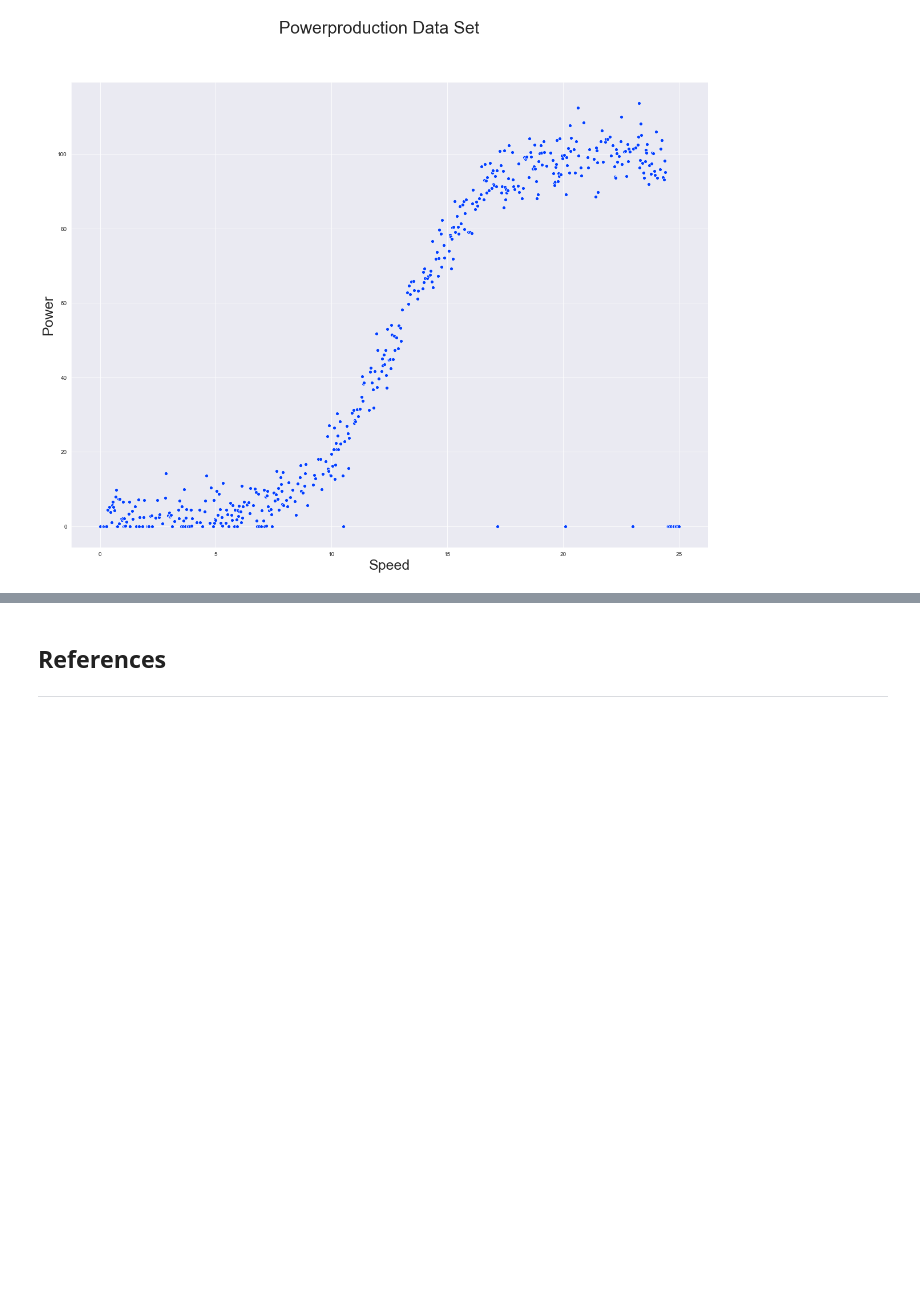
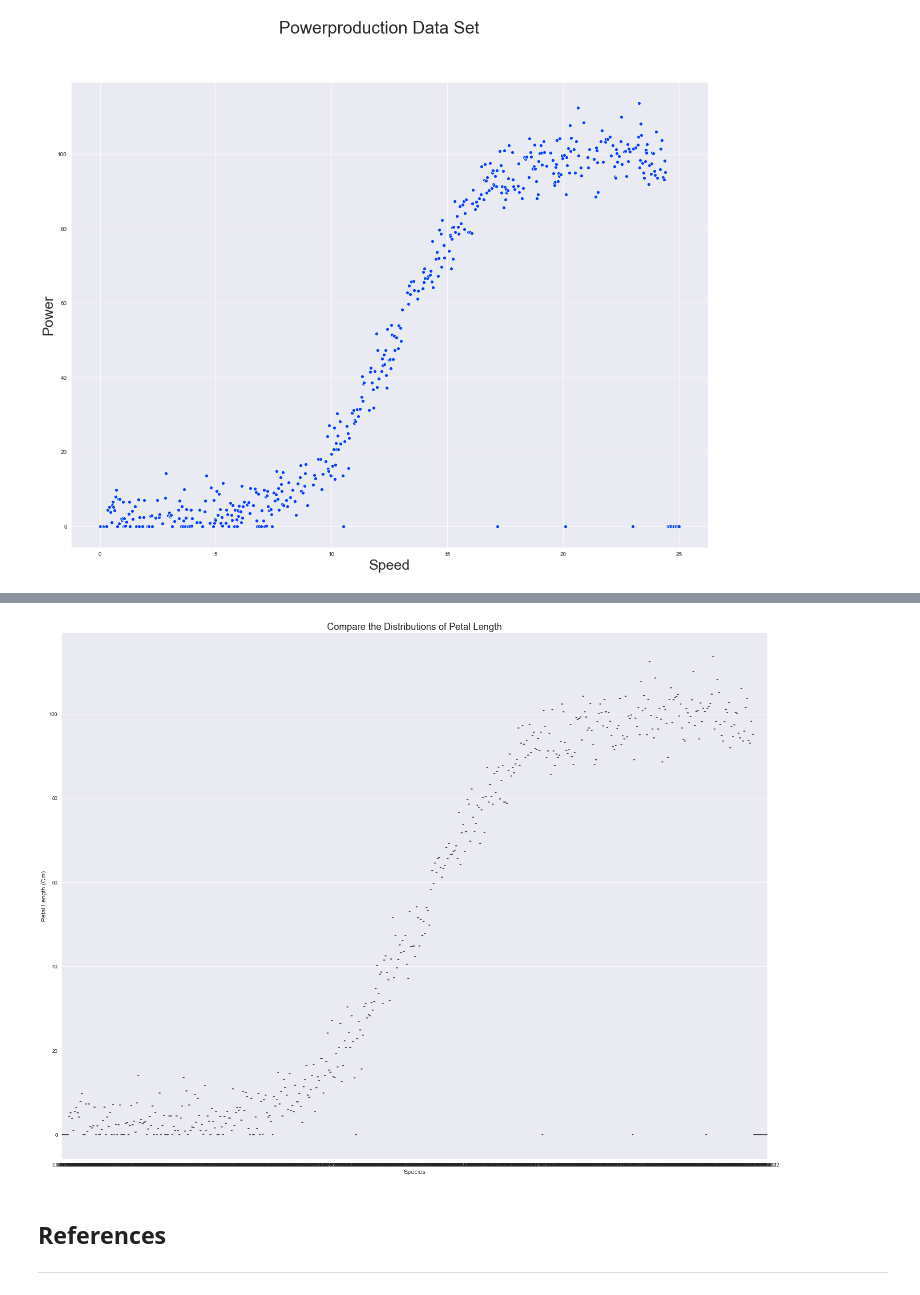
Before and after one commit to JPLee01/Fundamentals_of_Data_Analysis-Project_2020, a Jupyter notebook: Fundamentals of Data Analysis - Project 2020.ipynb, the cells around one changed output, grey strips where cells are left out. Cells and saved outputs as stored; diff of their text form; code cells hidden in the pictures; blank space fills up the shorter version.

```diff
--- a/Fundamentals of Data Analysis - Project 2020.ipynb
+++ b/Fundamentals of Data Analysis - Project 2020.ipynb
@@ -271,3 +292,12 @@ Text(0.5, 0.98, 'Powerproduction Data Set')
+# %%
+sns.boxplot(x="speed" , y="power" , data=powerproduction_dataset)
+plt.xlabel("Species", fontsize=12)
+plt.ylabel("Petal Length (Cm)", fontsize=12)
+plt.title("Compare the Distributions of Petal Length", fontsize=18)
+plt.tight_layout()
+plt.show()
+# %% [output]
+[figure, added]
 # %% [markdown]
 ## References
 ----------------------------------------------------
```
Also changed, not shown: parts of 6 cells of this notebook.
